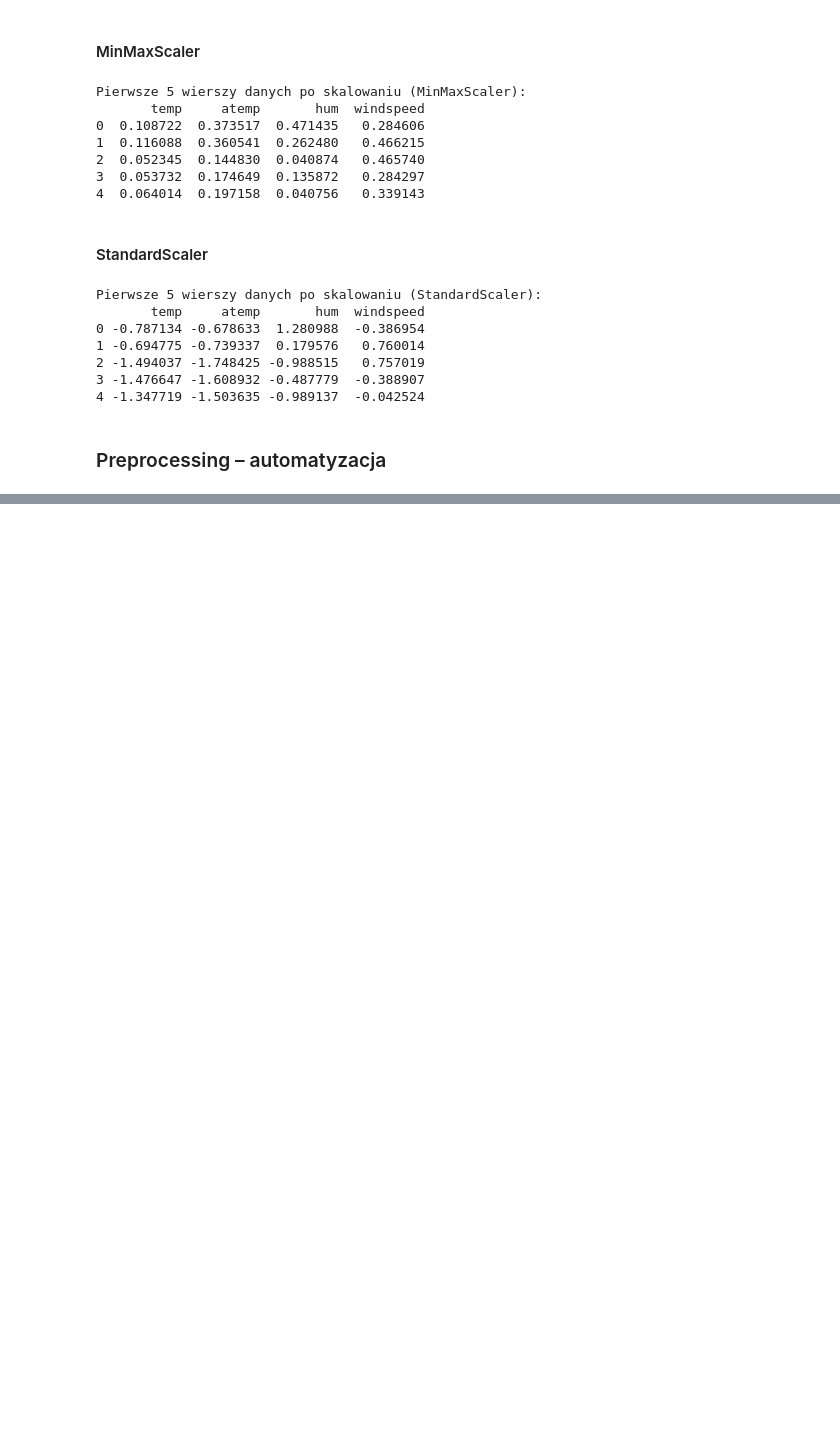
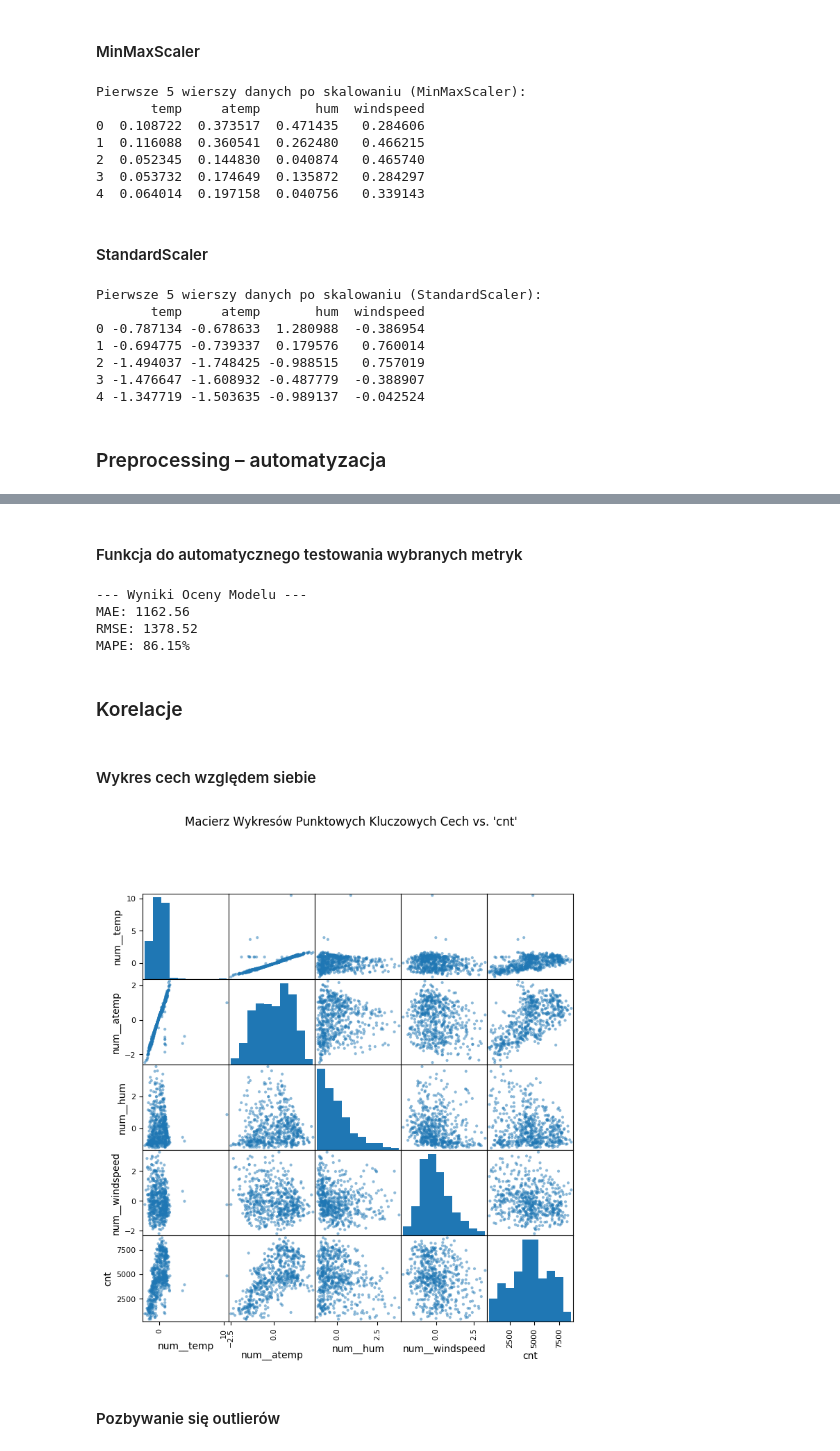
Before and after one commit to francesspot/AI_course, a Jupyter notebook: Ćwiczenia2/lista2.ipynb, the cells around one changed output, grey strips where cells are left out. Drawn from its saved outputs; the diff is of its cells as text; code cells hidden in the pictures; blank space fills up the shorter version.

Commit message:
wykonano automatyzacje i korelacje

```diff
--- a/Ćwiczenia2/lista2.ipynb
+++ b/Ćwiczenia2/lista2.ipynb
@@ -386,0 +466,4 @@ Pierwsze 5 wierszy danych po skalowaniu (StandardScaler):
+# %%
+from sklearn.model_selection import train_test_split
+
+X_train, X_test, y_train, y_test = train_test_split(X, y, test_size=0.2, random_state=42)
@@ -386,0 +472,6 @@ Pierwsze 5 wierszy danych po skalowaniu (StandardScaler):
+# %%
+preprocessor.fit(X_train)
+
+print("ColumnTransformer został pomyślnie dopasowany do X_train.")
+
+preprocessor
@@ -386,0 +491,4 @@ Pierwsze 5 wierszy danych po skalowaniu (StandardScaler):
+# %%
+X_train_prepared = preprocessor.transform(X_train)
+
+X_train_prepared
@@ -386,0 +529,7 @@ Pierwsze 5 wierszy danych po skalowaniu (StandardScaler):
+# %%
+from sklearn.linear_model import LinearRegression
+linear_reg = LinearRegression()
+
+linear_reg.fit(X_train_prepared, y_train)
+
+print("Model LinearRegression został pomyślnie wytrenowany.")
@@ -386,0 +561,51 @@ Pierwsze 5 wierszy danych po skalowaniu (StandardScaler):
+# %% [markdown]
+#### Funkcja do automatycznego testowania wybranych metryk
+# %%
+def test_metrics(y_true, y_pred):
+    mae = mean_absolute_error(y_true, y_pred)
+
+    mse = mean_squared_error(y_true, y_pred)
+
+    rmse = np.sqrt(mse)
+
+    mape = mean_absolute_percentage_error(y_true, y_pred) * 100
+
+    return {
+        "MAE": mae,
+        "RMSE": rmse,
+        "MAPE": mape
+    }
+
+y_pred = linear_reg.predict(X_test_prepared)
+metrics = test_metrics(y_test, y_pred)
+
+print("\n--- Wyniki Oceny Modelu ---")
+print(f"MAE: {metrics['MAE']:.2f}")
+print(f"RMSE: {metrics['RMSE']:.2f}")
+print(f"MAPE: {metrics['MAPE']:.2f}%")
+# %% [output]
+--- Wyniki Oceny Modelu ---
+MAE: 1162.56
+RMSE: 1378.52
+MAPE: 86.15%
+# %% [markdown]
+### Korelacje
+# %% [markdown]
+#### Wykres cech względem siebie
+# %%
+import pandas as pd
+from pandas.plotting import scatter_matrix
+import matplotlib.pyplot as plt
+
+X_visual = X_train_prepared.drop(columns=[col for col in X_train_prepared.columns if 'cat__' in col])
+
+X_visual['cnt'] = y_train.values
+
+attributes = X_visual.columns
+scatter_matrix(X_visual[attributes], figsize=(8, 8))
+plt.suptitle("Macierz Wykresów Punktowych Kluczowych Cech vs. 'cnt'", y=1.02)
+plt.show()
+# %% [output]
+[figure, added]
+# %% [markdown]
+#### Pozbywanie się outlierów
```
Also changed, not shown: parts of 26 cells of this notebook.
